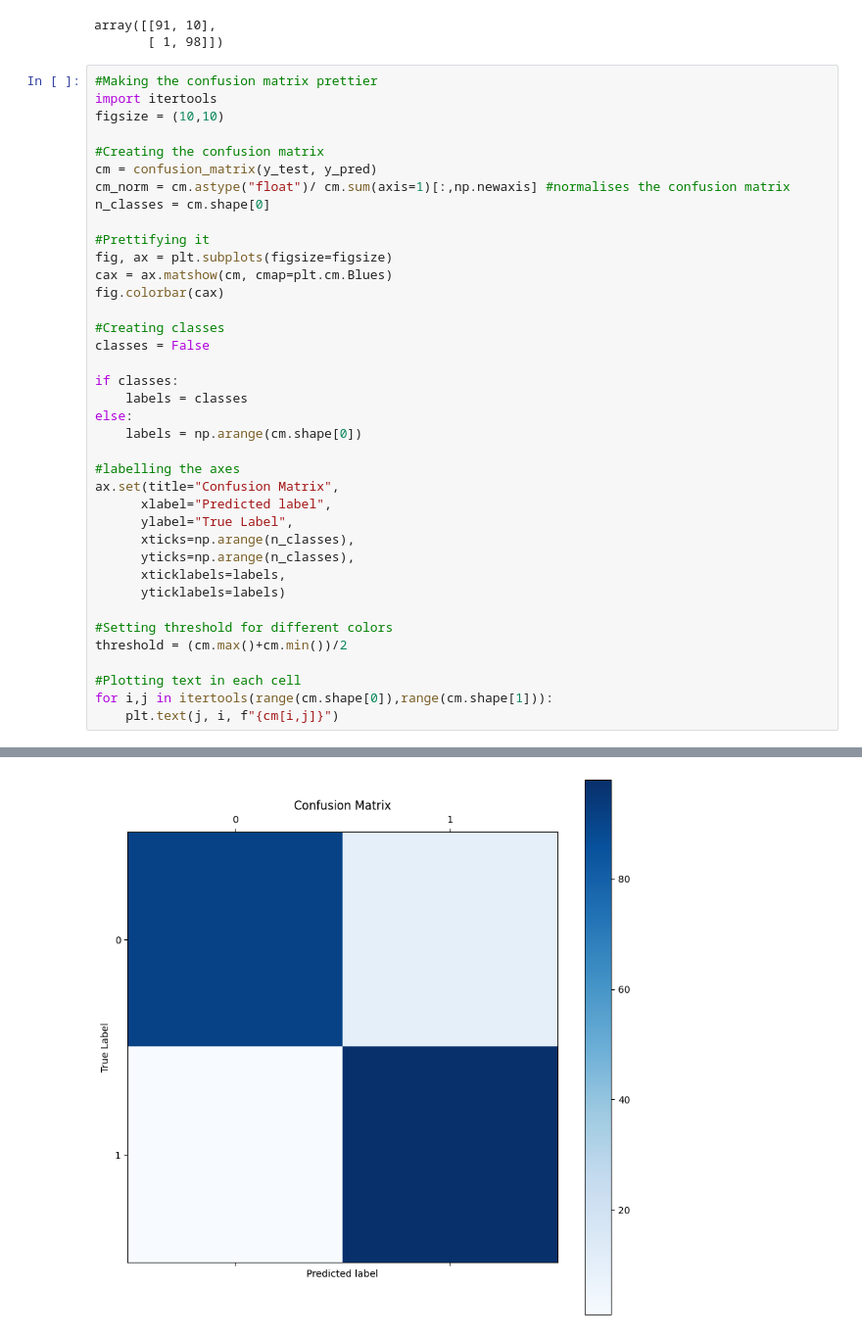
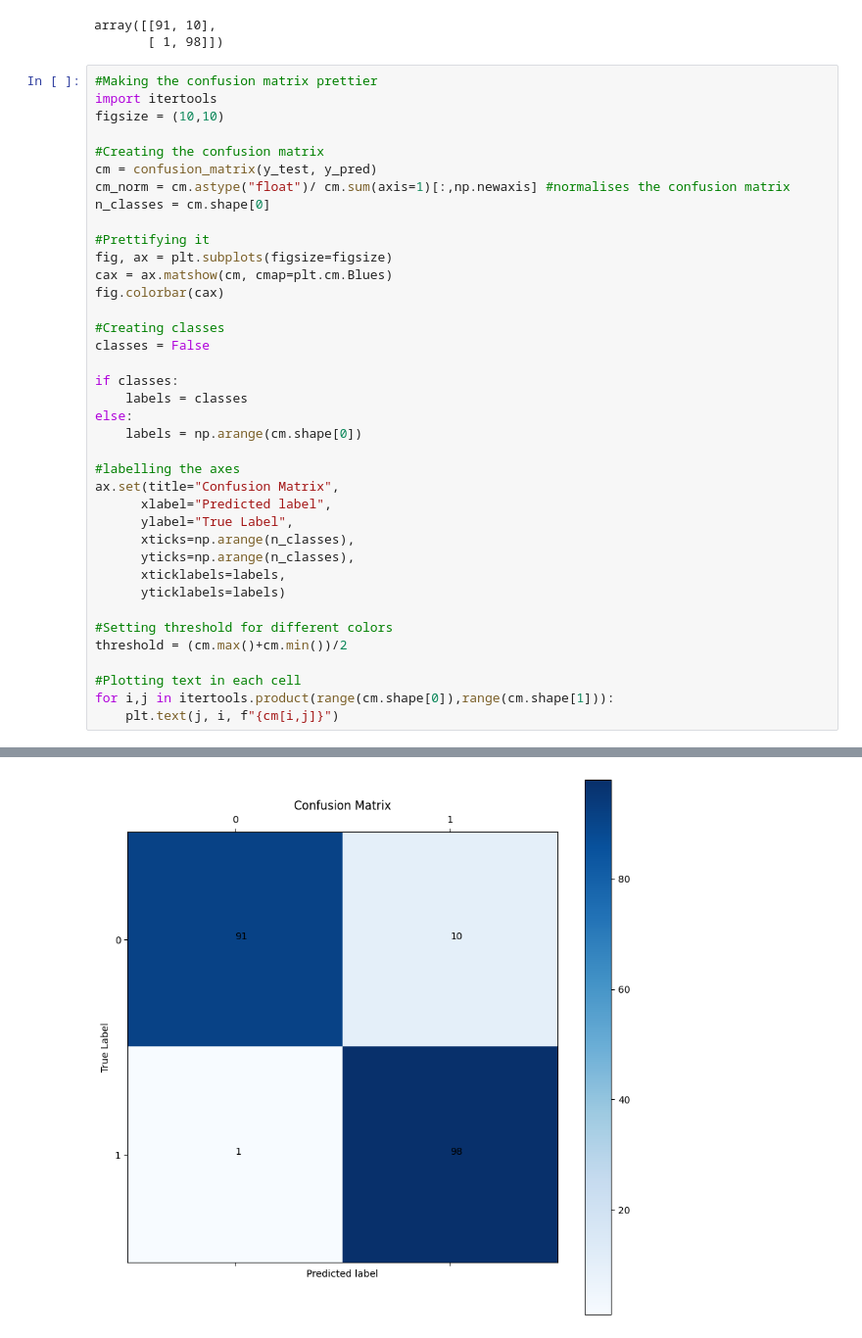
Before and after one commit to gunavc/TensorFlow, a Jupyter notebook: Neural-Network-Classification.ipynb, the cells around one changed output, grey strips where cells are left out. Shown at 98% size. Cells and saved outputs as stored; diff of their text form.

```diff
--- a/Neural-Network-Classification.ipynb
+++ b/Neural-Network-Classification.ipynb
@@ -724,6 +724,6 @@ ax.set(title="Confusion Matrix",
 threshold = (cm.max()+cm.min())/2
 
 #Plotting text in each cell
-for i,j in itertools(range(cm.shape[0]),range(cm.shape[1])):
+for i,j in itertools.product(range(cm.shape[0]),range(cm.shape[1])):
     plt.text(j, i, f"{cm[i,j]}")
 # %% [output]
@@ -731 +730 @@ TypeError: 'module' object is not callable
-[figure, old version]
+[figure, new version]
```
Also changed, not shown: parts of 2 cells of this notebook.
